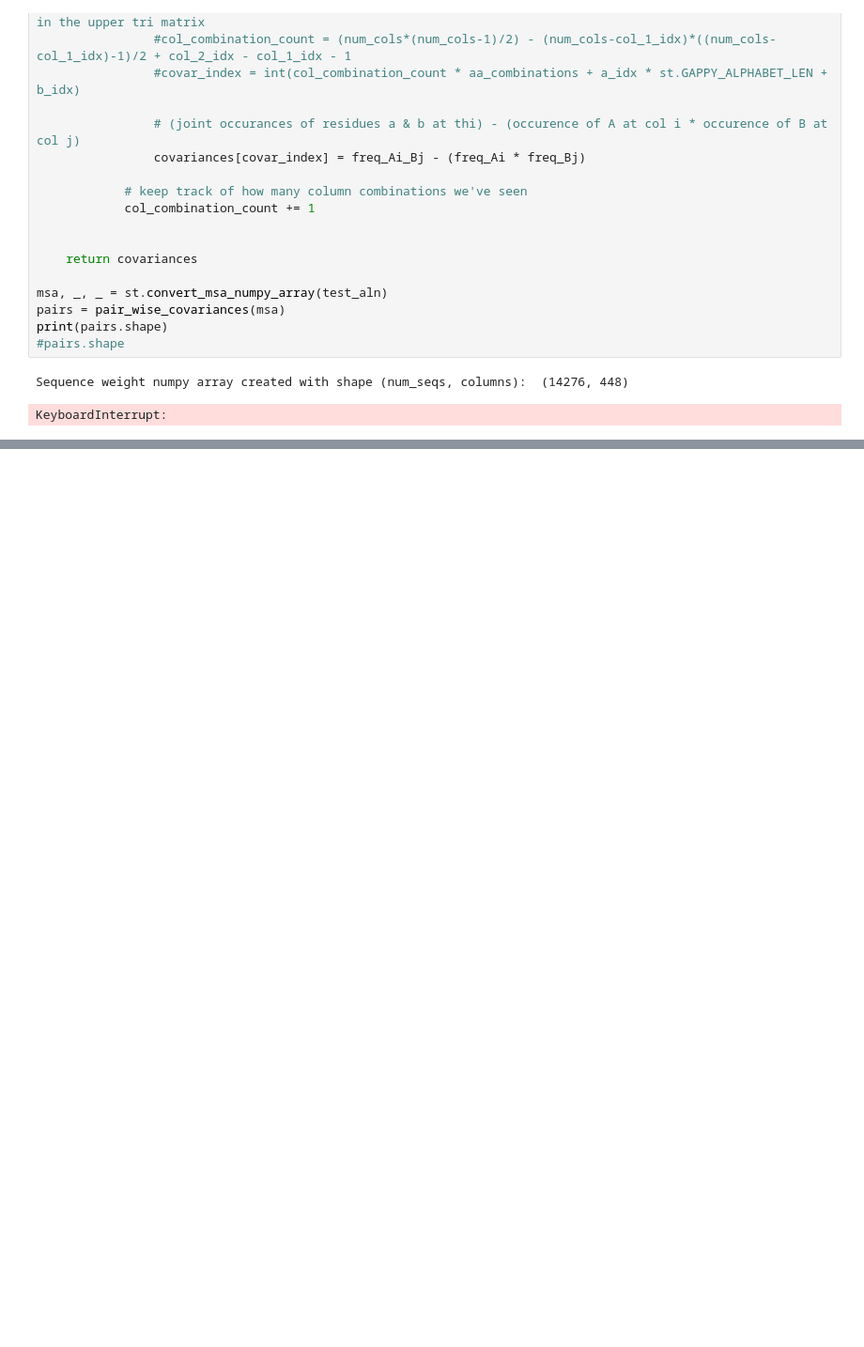
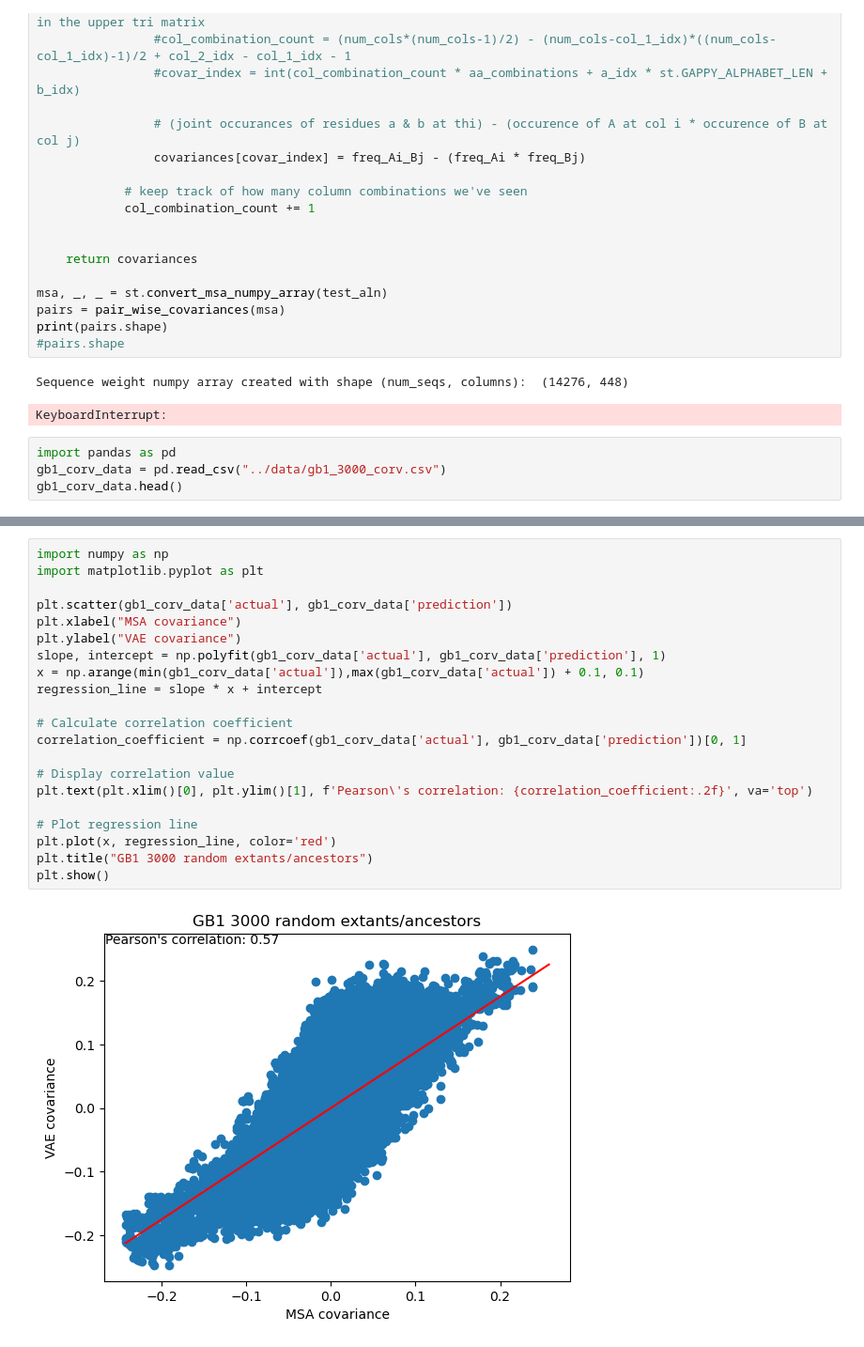
Before and after one commit to SebPorras/MAP_VAE, a Jupyter notebook: notebooks/calc_correlation.ipynb, the cells around one changed output, grey strips where cells are left out. Shown at 94% size. Saved outputs shown, nothing was run; the diff lists cells and outputs as text; blank space fills up the shorter version.

```diff
--- a/notebooks/calc_correlation.ipynb
+++ b/notebooks/calc_correlation.ipynb
@@ -250,3 +237,7 @@ print(pairs.shape)
 # %% [output]
 Sequence weight numpy array created with shape (num_seqs, columns):  (14276, 448)
 KeyboardInterrupt:
+# %%
+import pandas as pd
+gb1_corv_data = pd.read_csv("../data/gb1_3000_corv.csv")
+gb1_corv_data.head()
@@ -252,0 +251,23 @@ KeyboardInterrupt:
+# %%
+import numpy as np
+import matplotlib.pyplot as plt
+
+plt.scatter(gb1_corv_data['actual'], gb1_corv_data['prediction'])
+plt.xlabel("MSA covariance")
+plt.ylabel("VAE covariance")
+slope, intercept = np.polyfit(gb1_corv_data['actual'], gb1_corv_data['prediction'], 1)
+x = np.arange(min(gb1_corv_data['actual']),max(gb1_corv_data['actual']) + 0.1, 0.1)
+regression_line = slope * x + intercept
+
+# Calculate correlation coefficient
+correlation_coefficient = np.corrcoef(gb1_corv_data['actual'], gb1_corv_data['prediction'])[0, 1]
+
+# Display correlation value
+plt.text(plt.xlim()[0], plt.ylim()[1], f'Pearson\'s correlation: {correlation_coefficient:.2f}', va='top')
+
+# Plot regression line
+plt.plot(x, regression_line, color='red')
+plt.title("GB1 3000 random extants/ancestors")
+plt.show()
+# %% [output]
+[figure, added]
```
Also changed, not shown: parts of 6 cells of this notebook, 3 other files.
